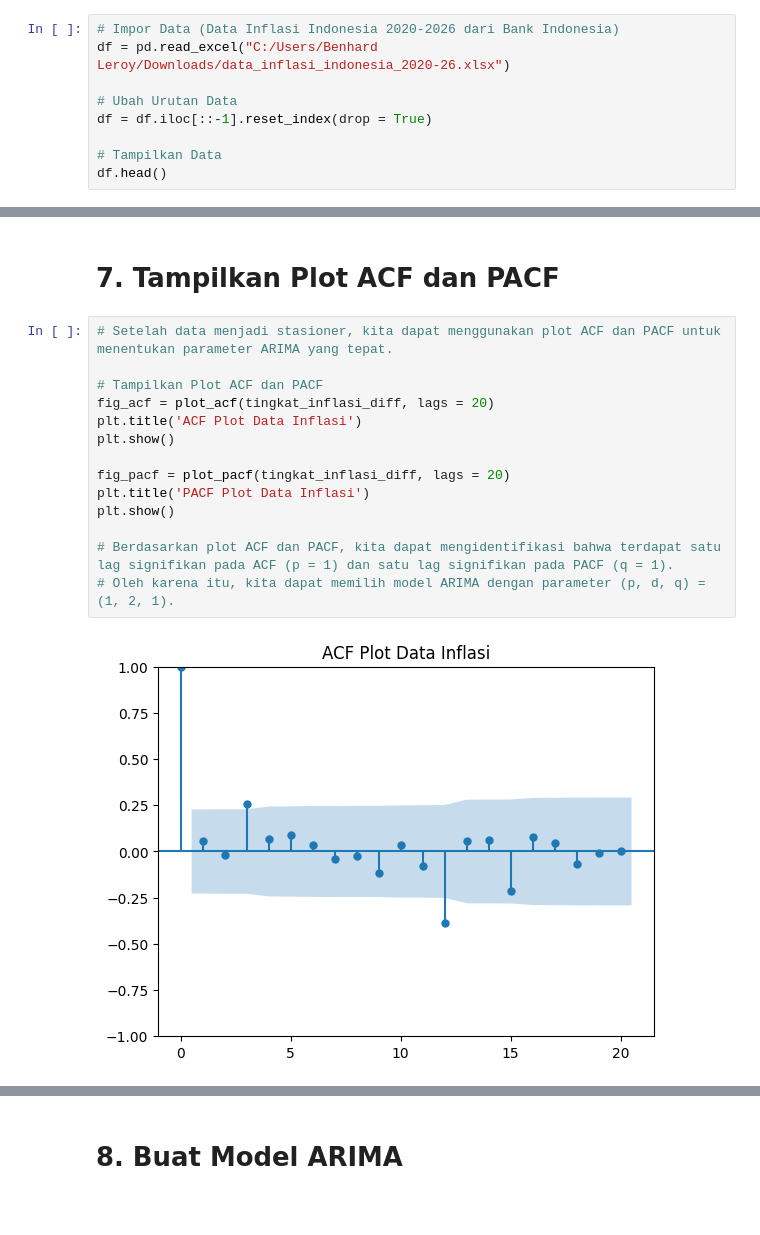
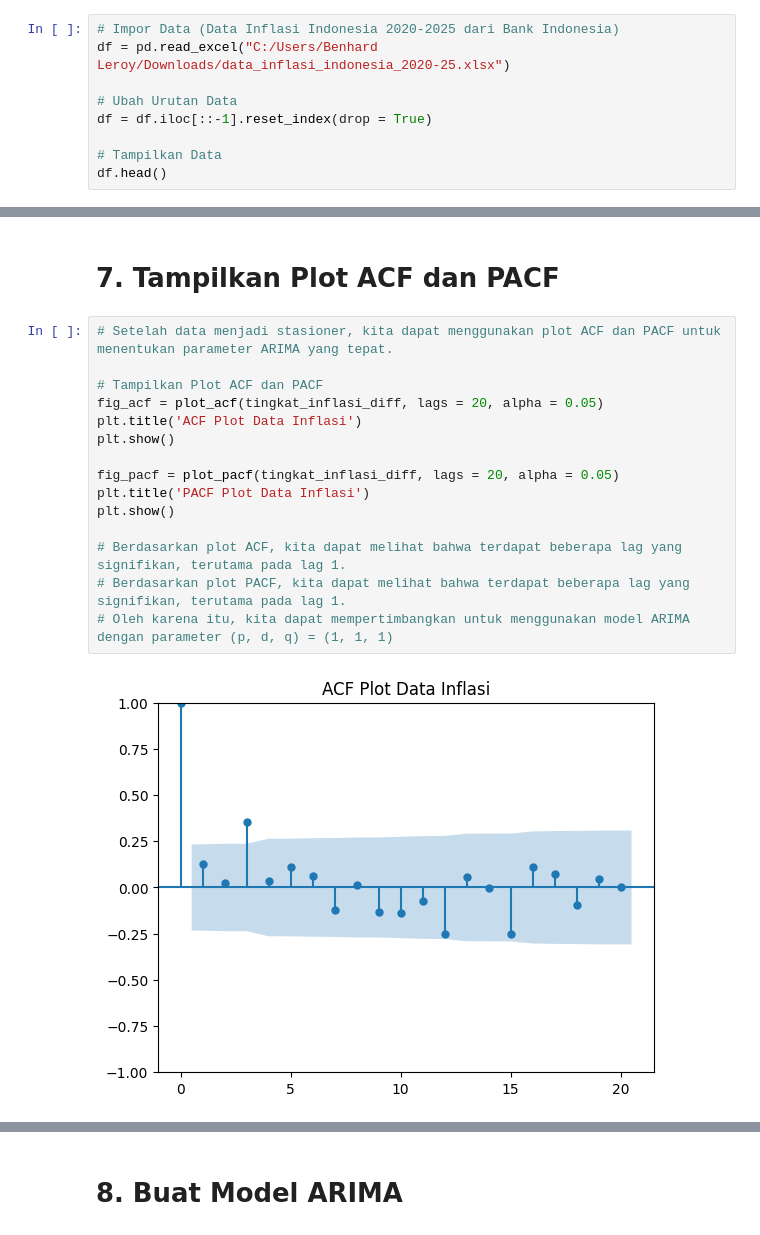
Before and after one commit to BenLeroyS/Komputasi-Statistika-Matana-, a Jupyter notebook: Pertemuan 11/Analisis Time Series di Python (Pertemuan 11).ipynb, the cells around one changed output, grey strips where cells are left out. Saved outputs shown, nothing was run; the diff lists cells and outputs as text.

```diff
--- a/Pertemuan 11/Analisis Time Series di Python (Pertemuan 11).ipynb
+++ b/Pertemuan 11/Analisis Time Series di Python (Pertemuan 11).ipynb
@@ -16,8 +16,8 @@ from statsmodels.sandbox.stats.runs import runstest_1samp
 # %% [markdown]
 ## 2. Load Dataset
 # %%
-# Impor Data (Data Inflasi Indonesia 2020-2026 dari Bank Indonesia)
-df = pd.read_excel("C:/Users/Benhard Leroy/Downloads/data_inflasi_indonesia_2020-26.xlsx")
+# Impor Data (Data Inflasi Indonesia 2020-2025 dari Bank Indonesia)
+df = pd.read_excel("C:/Users/Benhard Leroy/Downloads/data_inflasi_indonesia_2020-25.xlsx")
 
 # Ubah Urutan Data
 df = df.iloc[::-1].reset_index(drop = True)
@@ -152,16 +134,17 @@ fig_diff.show()
 # %%
 # Setelah data menjadi stasioner, kita dapat menggunakan plot ACF dan PACF untuk menentukan parameter ARIMA yang tepat.
 
 # Tampilkan Plot ACF dan PACF
-fig_acf = plot_acf(tingkat_inflasi_diff, lags = 20)
+fig_acf = plot_acf(tingkat_inflasi_diff, lags = 20, alpha = 0.05)
 plt.title('ACF Plot Data Inflasi')
 plt.show()
 
-fig_pacf = plot_pacf(tingkat_inflasi_diff, lags = 20)
+fig_pacf = plot_pacf(tingkat_inflasi_diff, lags = 20, alpha = 0.05)
 plt.title('PACF Plot Data Inflasi')
 plt.show()
 
-# Berdasarkan plot ACF dan PACF, kita dapat mengidentifikasi bahwa terdapat satu lag signifikan pada ACF (p = 1) dan satu lag signifikan pada PACF (q = 1).
-# Oleh karena itu, kita dapat memilih model ARIMA dengan parameter (p, d, q) = (1, 2, 1).
+# Berdasarkan plot ACF, kita dapat melihat bahwa terdapat beberapa lag yang signifikan, terutama pada lag 1.
+# Berdasarkan plot PACF, kita dapat melihat bahwa terdapat beberapa lag yang signifikan, terutama pada lag 1.
+# Oleh karena itu, kita dapat mempertimbangkan untuk menggunakan model ARIMA dengan parameter (p, d, q) = (1, 1, 1)
 # %% [output]
-[figure, old version]
+[figure, new version]
```
Also changed, not shown: parts of 10 cells of this notebook.
